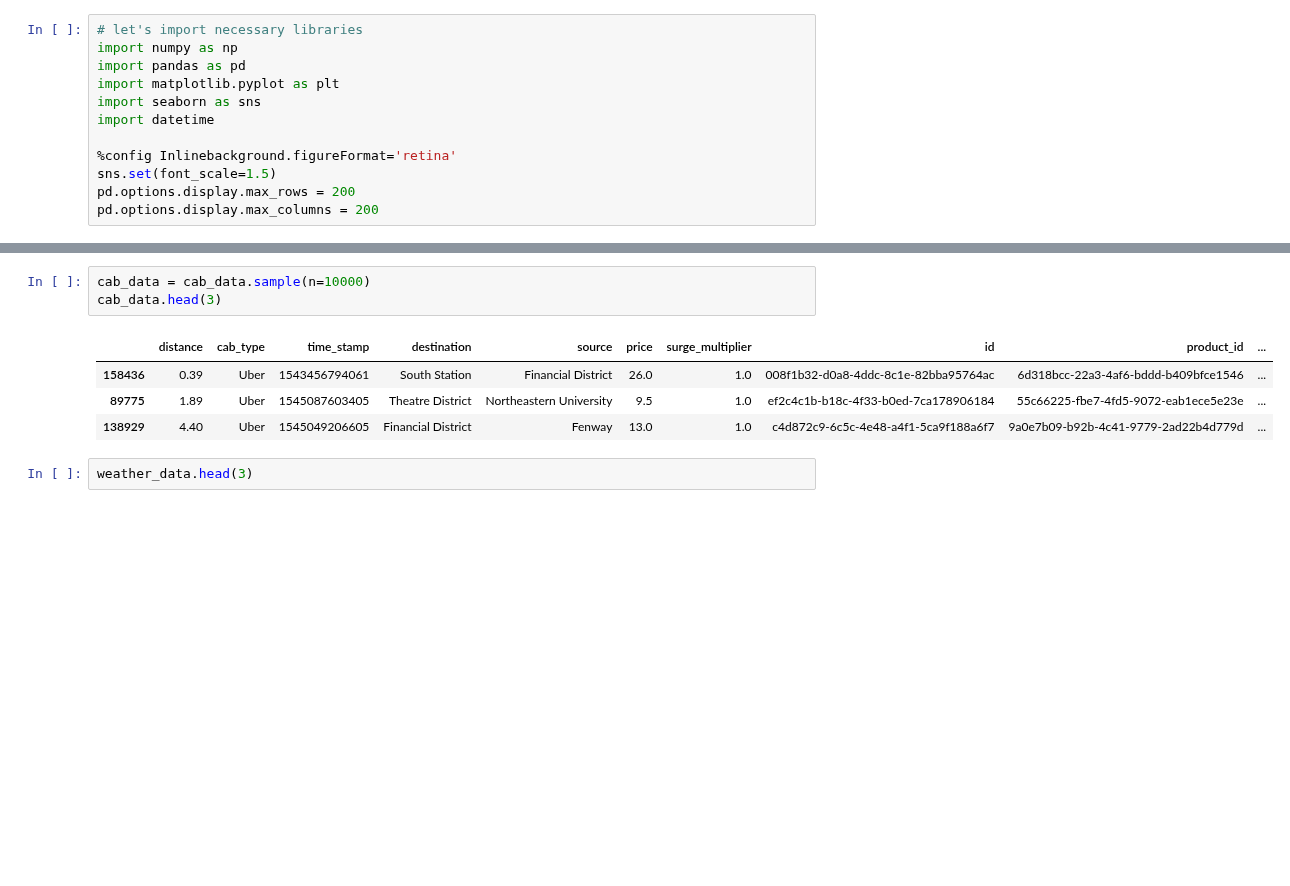
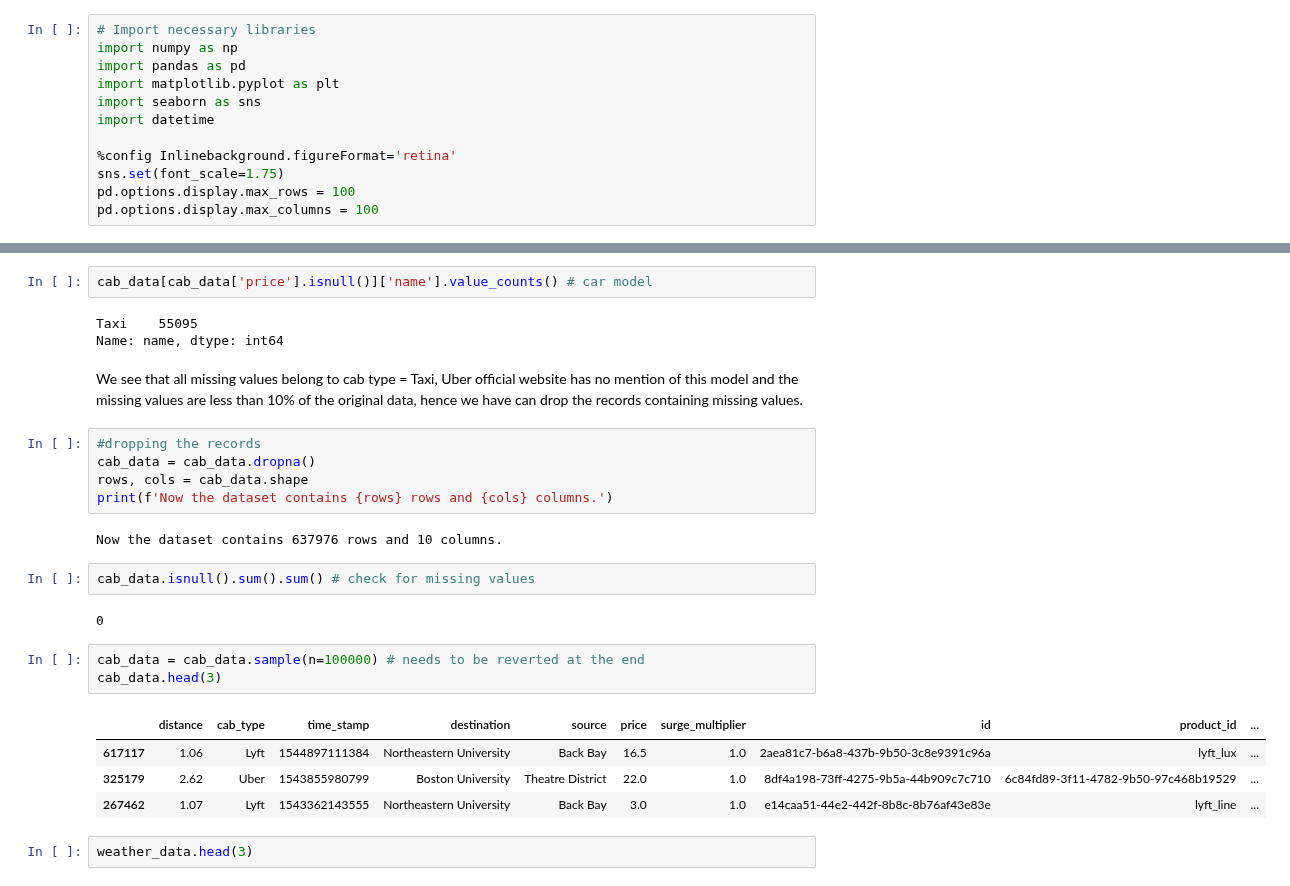
Before and after one commit to hc93/Uber-Lyft-Price-Prediction-With-Surge-Price, a Jupyter notebook: Final project.ipynb, the cells around one changed output, grey strips where cells are left out. Saved outputs shown, nothing was run; the diff lists cells and outputs as text; blank space fills up the shorter version.

Commit message:
EDA for Cab Data

```diff
--- a/Final project.ipynb
+++ b/Final project.ipynb
@@ -1,5 +1,5 @@
 # %%
-# let's import necessary libraries
+# Import necessary libraries
 import numpy as np
 import pandas as pd
 import matplotlib.pyplot as plt
@@ -7,7 +7,7 @@ import seaborn as sns
 import datetime
 
 %config Inlinebackground.figureFormat='retina'
-sns.set(font_scale=1.5)
-pd.options.display.max_rows = 200
-pd.options.display.max_columns = 200
+sns.set(font_scale=1.75)
+pd.options.display.max_rows = 100
+pd.options.display.max_columns = 100
 # %%
@@ -19,11 +69,29 @@ weather_data = pd.read_csv(r'uber-lyft-cab-prices/Cab-Weather Data/Cab-Weather D
+# %%
+cab_data[cab_data['price'].isnull()]['name'].value_counts() # car model
+# %% [output]
+Taxi    55095
+Name: name, dtype: int64
+# %% [markdown]
+We see that all missing values belong to cab type = Taxi, Uber official website has no mention of this model and the missing values are less than 10% of the original data, hence we have can drop the records containing missing values.
+# %%
+#dropping the records
+cab_data = cab_data.dropna()
+rows, cols = cab_data.shape
+print(f'Now the dataset contains {rows} rows and {cols} columns.')
+# %% [output]
+Now the dataset contains 637976 rows and 10 columns.
+# %%
+cab_data.isnull().sum().sum() # check for missing values
+# %% [output]
+0
 # %%
-cab_data = cab_data.sample(n=10000)
+cab_data = cab_data.sample(n=100000) # needs to be reverted at the end
 cab_data.head(3)
 # %% [output]
 |  | distance | cab_type | time_stamp | destination | source | price | surge_multiplier | id | product_id | ... |
-| 158436 | 0.39 | Uber | 1543456794061 | South Station | Financial District | 26.0 | 1.0 | 008f1b32-d0a8-4ddc-8c1e-82bba95764ac | 6d318bcc-22a3-4af6-bddd-b409bfce1546 | ... |
-| 89775 | 1.89 | Uber | 1545087603405 | Theatre District | Northeastern University | 9.5 | 1.0 | ef2c4c1b-b18c-4f33-b0ed-7ca178906184 | 55c66225-fbe7-4fd5-9072-eab1ece5e23e | ... |
-| 138929 | 4.40 | Uber | 1545049206605 | Financial District | Fenway | 13.0 | 1.0 | c4d872c9-6c5c-4e48-a4f1-5ca9f188a6f7 | 9a0e7b09-b92b-4c41-9779-2ad22b4d779d | ... |
+| 617117 | 1.06 | Lyft | 1544897111384 | Northeastern University | Back Bay | 16.5 | 1.0 | 2aea81c7-b6a8-437b-9b50-3c8e9391c96a | lyft_lux | ... |
+| 325179 | 2.62 | Uber | 1543855980799 | Boston University | Theatre District | 22.0 | 1.0 | 8df4a198-73ff-4275-9b5a-44b909c7c710 | 6c84fd89-3f11-4782-9b50-97c468b19529 | ... |
+| 267462 | 1.07 | Lyft | 1543362143555 | Northeastern University | Back Bay | 3.0 | 1.0 | e14caa51-44e2-442f-8b8c-8b76af43e83e | lyft_line | ... |
 # %%
 weather_data.head(3)
 # %% [output]
```
Also changed, not shown: parts of 58 cells of this notebook.
